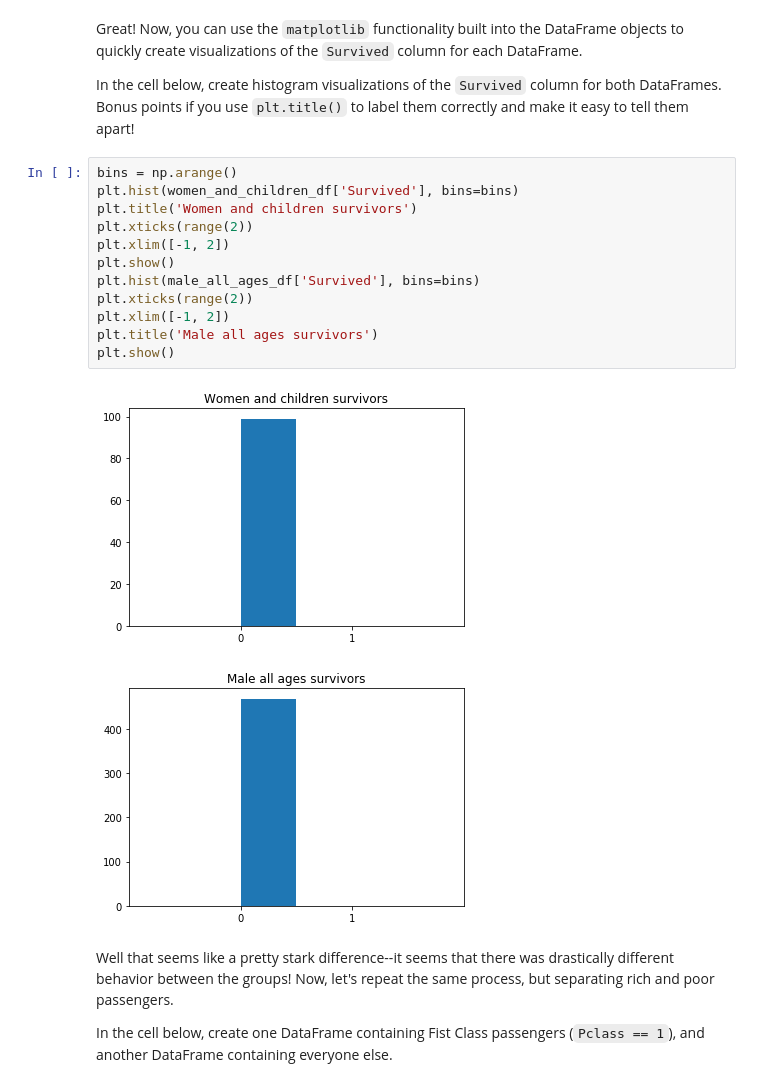
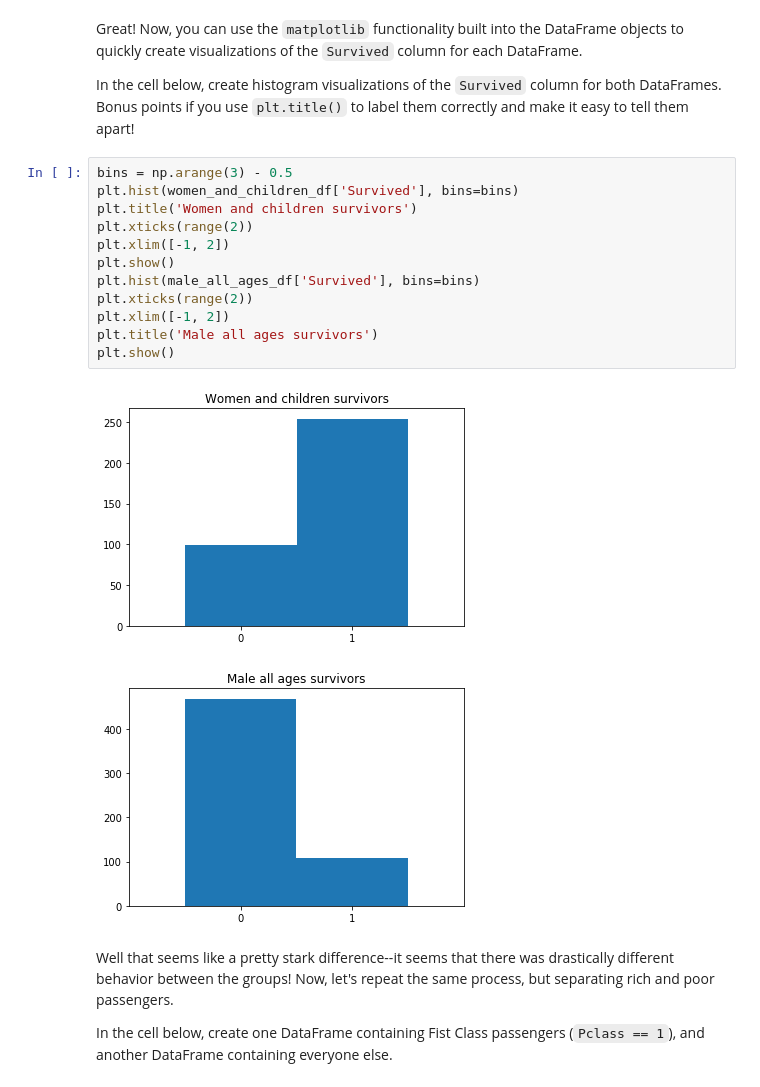
Before and after one commit to bgilroy26/dsc-using-sql-with-pandas-lab-nyc-ds-071519, a Jupyter notebook: index.ipynb, the cells around one changed output. Cells and saved outputs as stored; diff of their text form.

```diff
--- a/index.ipynb
+++ b/index.ipynb
@@ -149,20 +149,20 @@ Great! Now, you can use the `matplotlib` functionality built into the DataFrame
 
 In the cell below, create histogram visualizations of the `Survived` column for both DataFrames.  Bonus points if you use `plt.title()` to label them correctly and make it easy to tell them apart!
 # %%
-bins = np.arange()
+bins = np.arange(3) - 0.5
 plt.hist(women_and_children_df['Survived'], bins=bins)
 plt.title('Women and children survivors')
 plt.xticks(range(2))
 plt.xlim([-1, 2])
 plt.show()
 plt.hist(male_all_ages_df['Survived'], bins=bins)
 plt.xticks(range(2))
 plt.xlim([-1, 2])
 plt.title('Male all ages survivors')
 plt.show()
 # %% [output]
-[figure, old version]
+[figure, new version]
-[figure, old version]
+[figure, new version]
 # %% [markdown]
 Well that seems like a pretty stark difference--it seems that there was drastically different behavior between the groups!  Now, let's repeat the same process, but separating rich and poor passengers.
 
```
